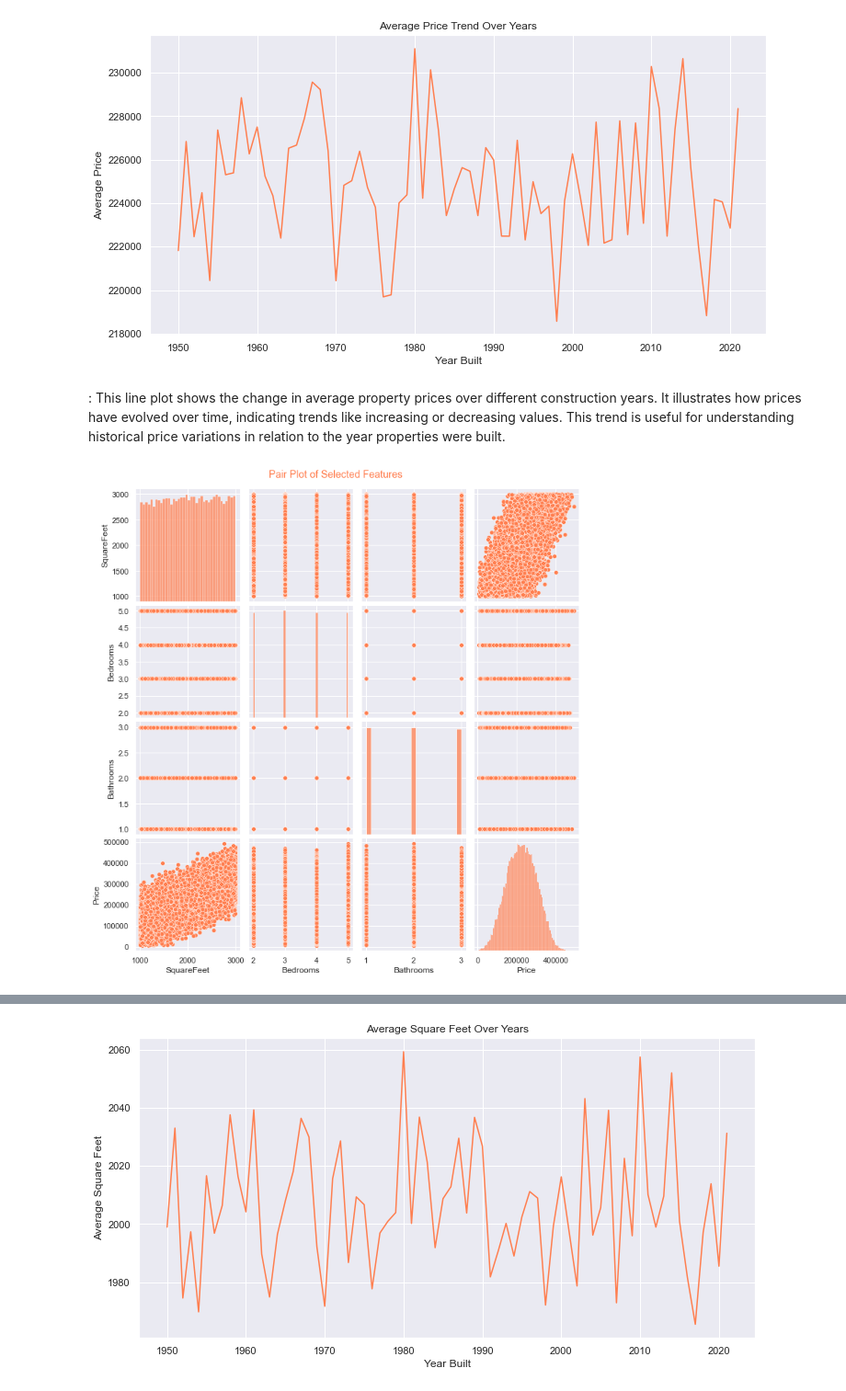
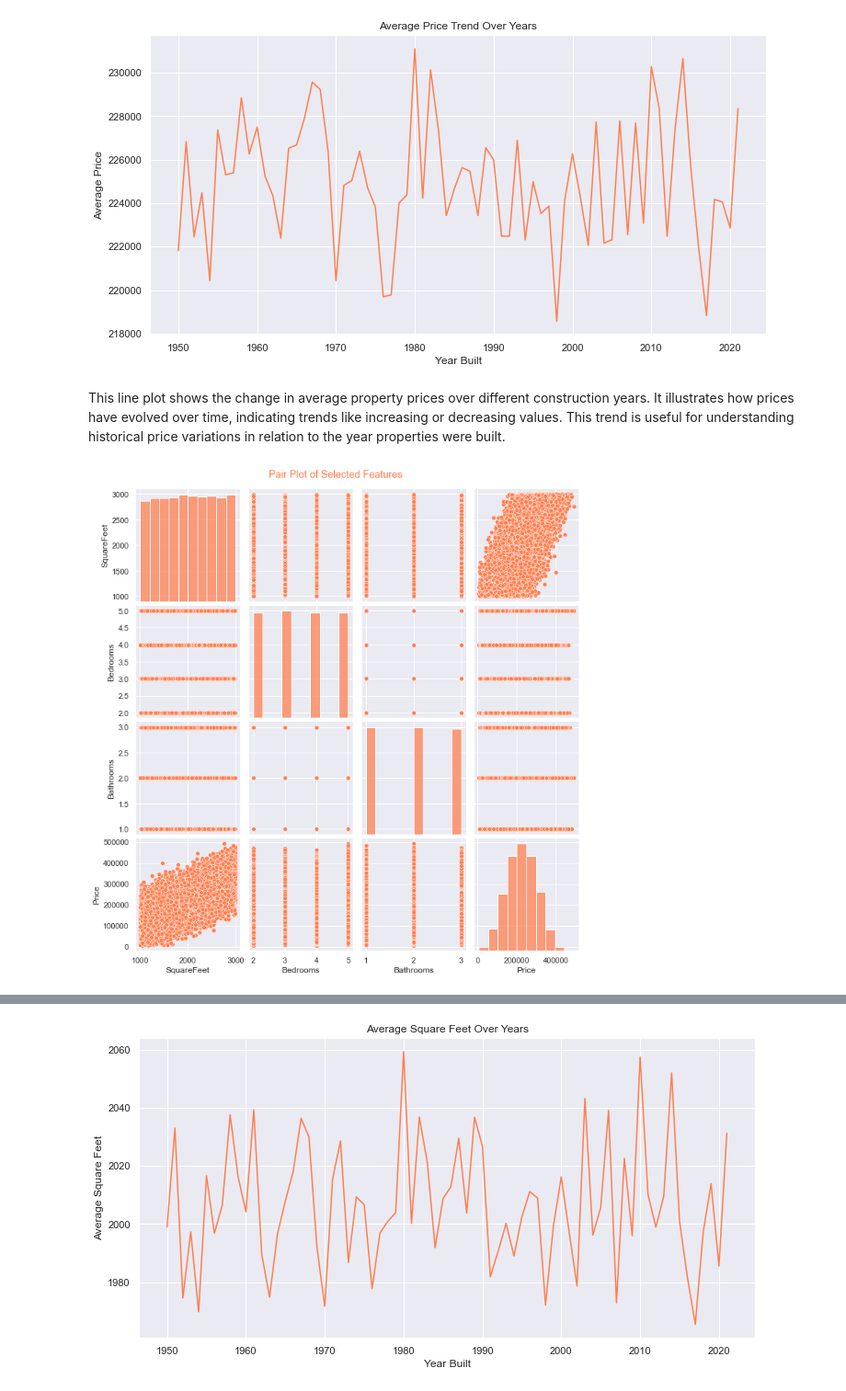
Before and after one commit to GitHbGav/Housing-Price-Prediction, a Jupyter notebook: Notebooks/pricedata.ipynb, the cells around one changed output, grey strips where cells are left out. Shown at 92% size. Drawn from its saved outputs; the diff is of its cells as text; code cells hidden in the pictures.

```diff
--- a/Notebooks/pricedata.ipynb
+++ b/Notebooks/pricedata.ipynb
@@ -255,13 +255,13 @@ plt.show()
 # %% [output]
 [figure]
 # %% [markdown]
-: This line plot shows the change in average property prices over different construction years. It illustrates how prices have evolved over time, indicating trends like increasing or decreasing values. This trend is useful for understanding historical price variations in relation to the year properties were built.
+This line plot shows the change in average property prices over different construction years. It illustrates how prices have evolved over time, indicating trends like increasing or decreasing values. This trend is useful for understanding historical price variations in relation to the year properties were built.
 # %%
 selected_features = ['SquareFeet', 'Bedrooms', 'Bathrooms', 'Price']
 
 # Creating the pair plot
-sns.pairplot(cleandf[selected_features], plot_kws={'color': 'coral'}, diag_kws={'color': 'coral'})
+sns.pairplot(cleandf[selected_features], plot_kws={'color': 'coral'}, diag_kws={'color': 'coral', 'bins': 10})
 plt.suptitle('Pair Plot of Selected Features', y=1.02, color='coral')
 plt.show()
 # %% [output]
-[figure, old version]
+[figure, new version]
```
Also changed, not shown: parts of 14 cells of this notebook.
